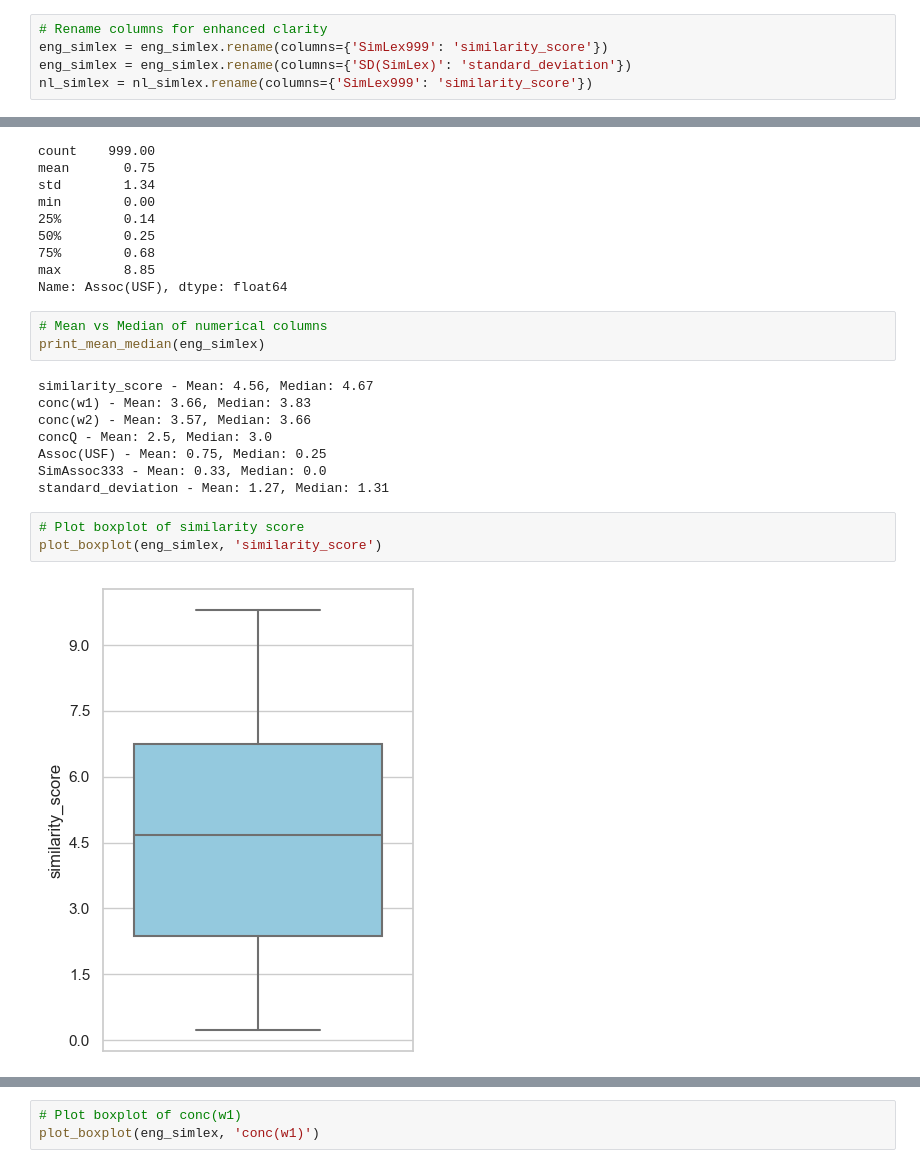
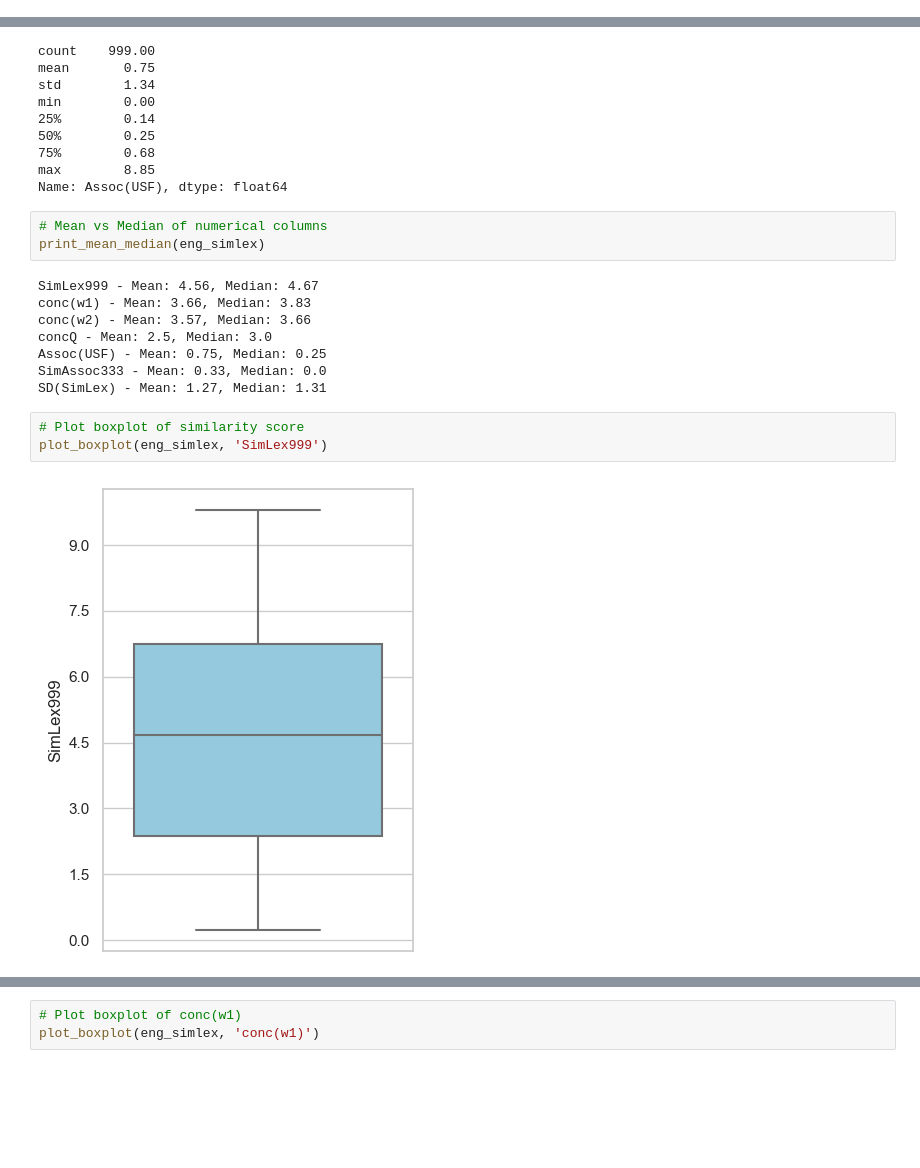
Before and after one commit to XanderSnelder/master-thesis, a Jupyter notebook: eda/main.ipynb, the cells around one changed output, grey strips where cells are left out. Drawn from its saved outputs; the diff is of its cells as text; blank space fills up the shorter version.

```diff
--- a/eda/main.ipynb
+++ b/eda/main.ipynb
@@ -70,5 +70,0 @@ nl_simlex = pd.read_csv("../data/nl-simlex-999.txt", delimiter='\t')
-# %%
-# Rename columns for enhanced clarity
-eng_simlex = eng_simlex.rename(columns={'SimLex999': 'similarity_score'})
-eng_simlex = eng_simlex.rename(columns={'SD(SimLex)': 'standard_deviation'})
-nl_simlex = nl_simlex.rename(columns={'SimLex999': 'similarity_score'})
@@ -346,17 +379,17 @@ Name: Assoc(USF), dtype: float64
 # Mean vs Median of numerical columns
 print_mean_median(eng_simlex)
 # %% [output]
-similarity_score - Mean: 4.56, Median: 4.67
+SimLex999 - Mean: 4.56, Median: 4.67
 conc(w1) - Mean: 3.66, Median: 3.83
 conc(w2) - Mean: 3.57, Median: 3.66
 concQ - Mean: 2.5, Median: 3.0
 Assoc(USF) - Mean: 0.75, Median: 0.25
 SimAssoc333 - Mean: 0.33, Median: 0.0
-standard_deviation - Mean: 1.27, Median: 1.31
+SD(SimLex) - Mean: 1.27, Median: 1.31
 # %%
 # Plot boxplot of similarity score
-plot_boxplot(eng_simlex, 'similarity_score')
+plot_boxplot(eng_simlex, 'SimLex999')
 # %% [output]
-[figure, old version]
+[figure, new version]
 # %%
 # Plot boxplot of standard deviation
```
Also changed, not shown: parts of 90 cells of this notebook, 1 other file.
